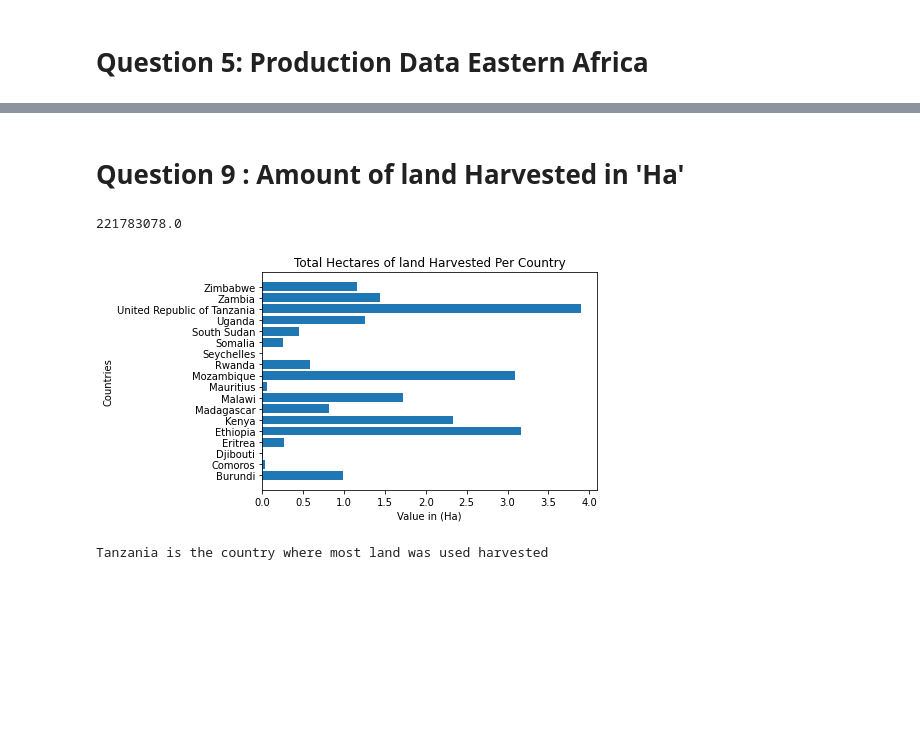
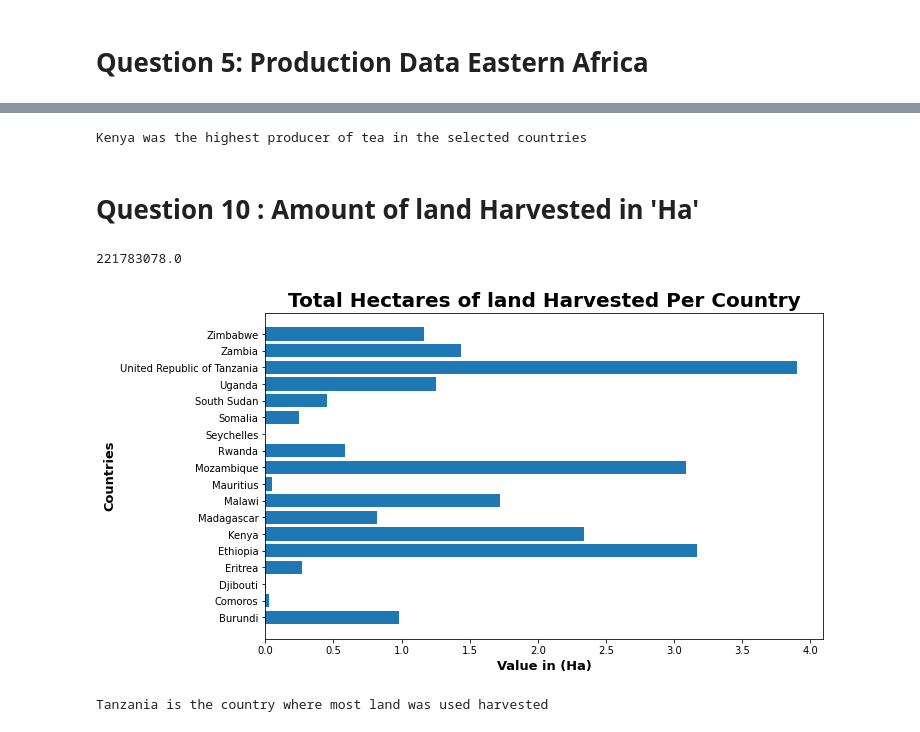
Before and after one commit to MuchereShawn/Jenga_Final_Project, a Jupyter notebook: Final_Project.ipynb, the cells around one changed output, grey strips where cells are left out. Drawn from its saved outputs; the diff is of its cells as text; code cells hidden in the pictures; blank space fills up the shorter version.

```diff
--- a/Final_Project.ipynb
+++ b/Final_Project.ipynb
@@ -30,11 +44,12 @@ data.Crop.value_counts()
 # %% [markdown]
 # Question 1: Which Country had the most production Volume in Eastern Africa
 # %%
-plt.barh(data.Area, data.Value / 10*6)
-
-plt.title("Production Rates in Eastern Africa")
-plt.xlabel("Value (000')")
-plt.ylabel("Country")
+bars=plt.barh(data.Area, data.Value / 10*6)
+plt.title("Production Rates in Eastern Africa", fontsize=20, fontweight="bold")
+plt.xlabel("Value (000')",fontsize=15, fontweight="bold")
+plt.ylabel("Country",fontsize=15, fontweight="bold")
+plt.rcParams["figure.figsize"] = (10,6)
+data.sort_values("Value", inplace= True)
+bars[5].set_hatch("/")
 plt.show()
-## Blue is kenya While orange is Eastern Africa
 # %% [output]
@@ -220,4 +281,8 @@ From the Pie chart we can conclude that Ethiopia was the highest producer of mai
+# %%
+print("Kenya was the highest producer of tea in the selected countries")
+# %% [output]
+Kenya was the highest producer of tea in the selected countries
 # %% [markdown]
-# Question 9 : Amount of land Harvested in 'Ha'
+# Question 10 : Amount of land Harvested in 'Ha'
 # %%
 Harvest = (Data["Element"] == "Area harvested")
@@ -227,12 +293,12 @@ Data.loc[Harvest]["Value"].sum()
 221783078.0
 # %%
 plt.barh(Data.Area, Data.Value/ 10**6)
-plt.title("Total Hectares of land Harvested Per Country")
-plt.xlabel("Value in (Ha)")
-plt.ylabel("Countries")
+plt.title("Total Hectares of land Harvested Per Country",fontsize=20, fontweight="bold")
+plt.xlabel("Value in (Ha)",fontsize=13, fontweight="bold")
+plt.ylabel("Countries",fontsize=13, fontweight="bold")
 plt.show()
 # %% [output]
-[figure, old version]
+[figure, new version]
 # %%
 print("Tanzania is the country where most land was used harvested")
 # %% [output]
```
Also changed, not shown: parts of 59 cells of this notebook.
